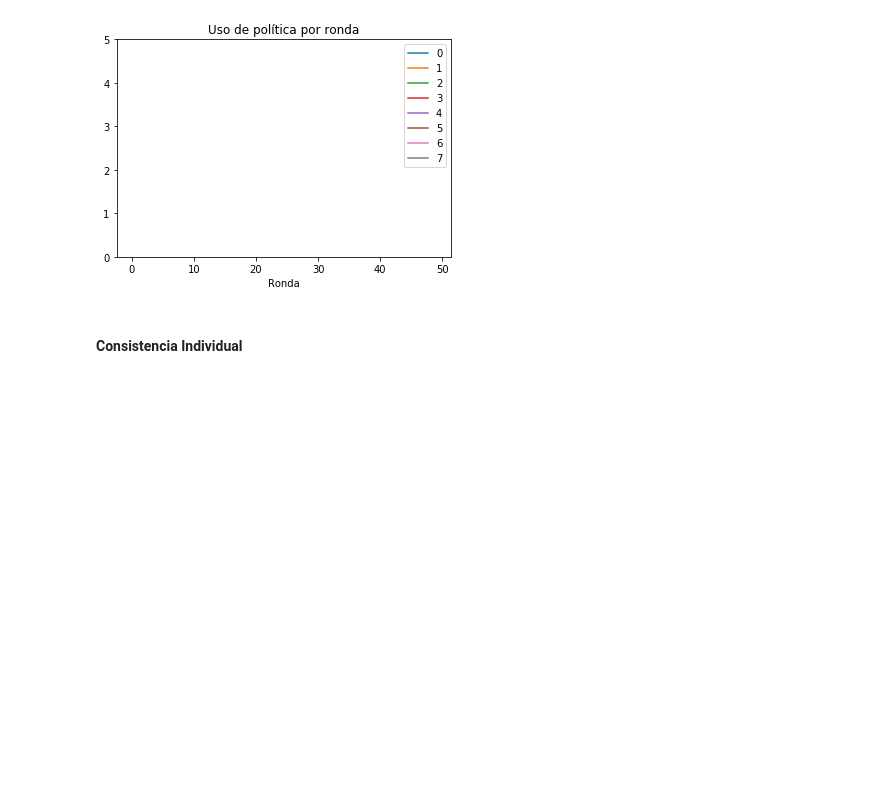
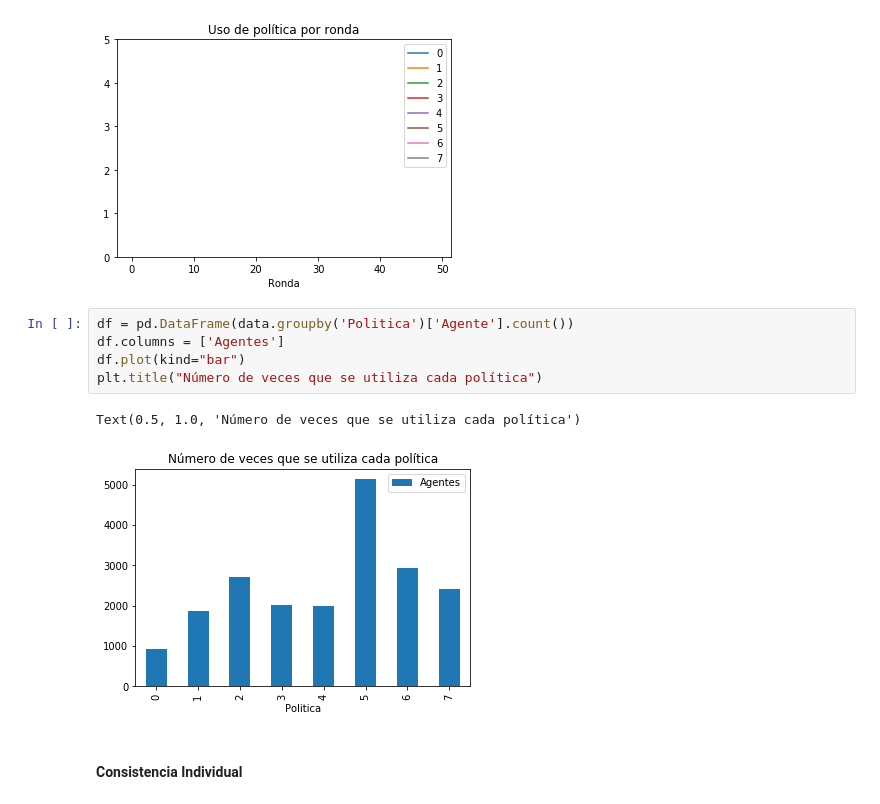
Before and after one commit to Slendercoder/SemilleroMSFS, a Jupyter notebook: Codigos/ElFarol.ipynb, the cells around one changed output. Saved outputs shown, nothing was run; the diff lists cells and outputs as text; blank space fills up the shorter version.

Commit message:
Gráfico de barras uso de políticas

```diff
--- a/Codigos/ElFarol.ipynb
+++ b/Codigos/ElFarol.ipynb
@@ -305,6 +305,14 @@ ax.set_title('Uso de política por ronda')
 # %% [output]
 Text(0.5, 1.0, 'Uso de política por ronda')
 [figure]
+# %%
+df = pd.DataFrame(data.groupby('Politica')['Agente'].count())
+df.columns = ['Agentes']
+df.plot(kind="bar")
+plt.title("Número de veces que se utiliza cada política")
+# %% [output]
+Text(0.5, 1.0, 'Número de veces que se utiliza cada política')
+[figure, added]
 # %% [markdown]
 #### Consistencia Individual
 # %%
```
Also changed, not shown: parts of 20 cells of this notebook.
